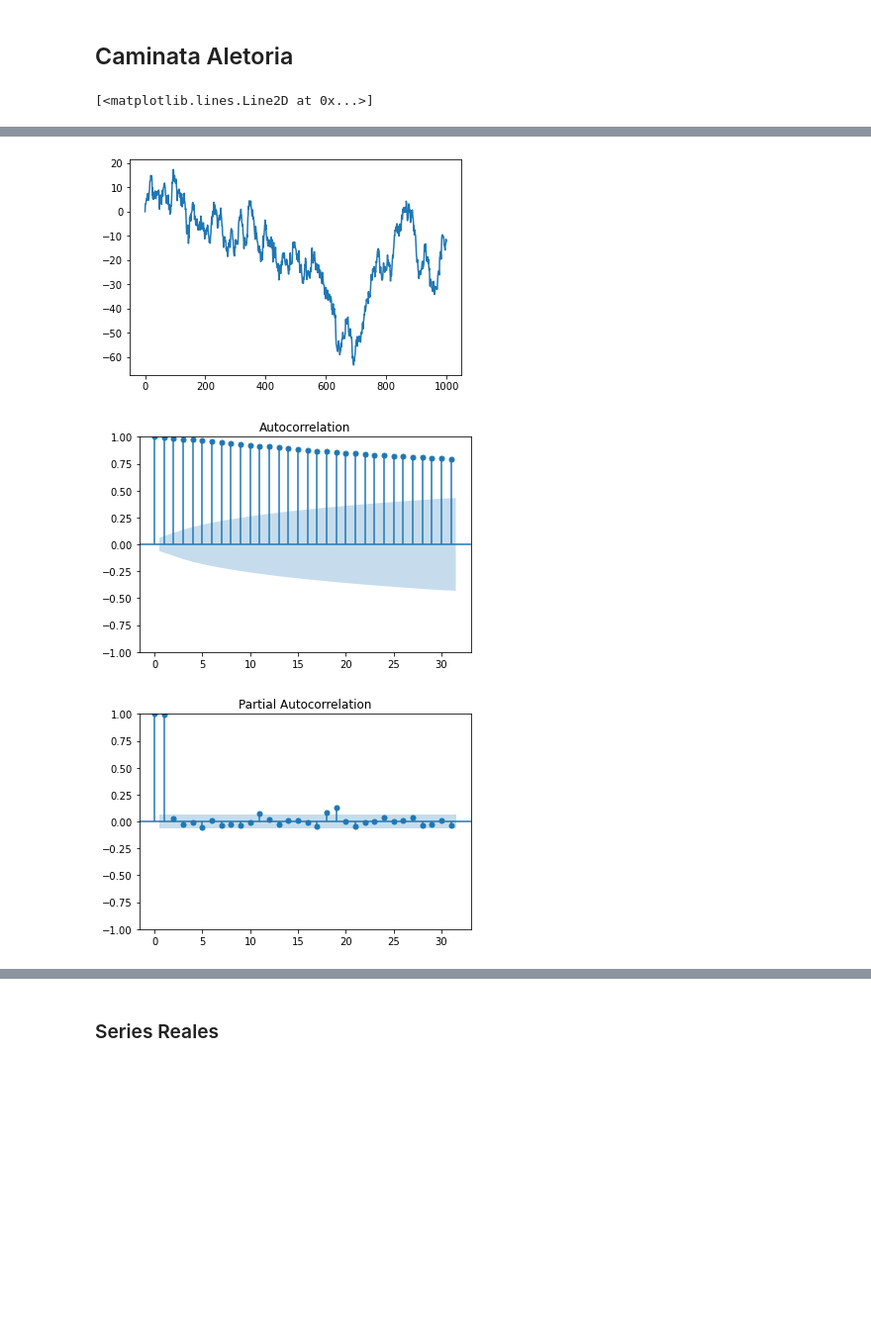
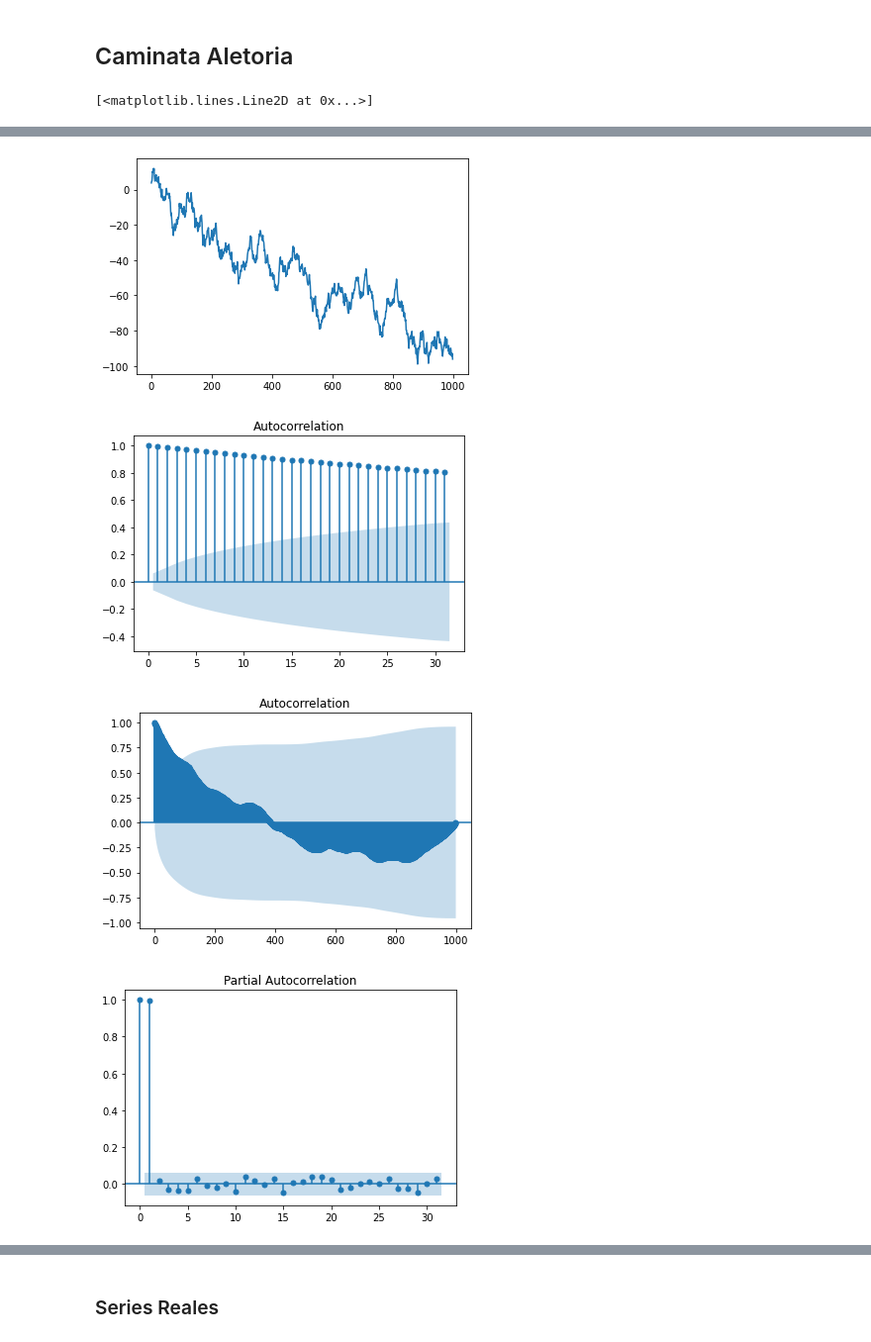
Before and after one commit to sacalderonv/TimeSeries, a Jupyter notebook: Series Univariadas/Python Jupyter/Identificación AR y MA puros usando ACF y PACF/IdentificacionMAyARPuros.ipynb, the cells around one changed output, grey strips where cells are left out. Shown at 99% size. Drawn from its saved outputs; the diff is of its cells as text; code cells hidden in the pictures; blank space fills up the shorter version.

```diff
--- a/Series Univariadas/Python Jupyter/Identificación AR y MA puros usando ACF y PACF/IdentificacionMAyARPuros.ipynb
+++ b/Series Univariadas/Python Jupyter/Identificación AR y MA puros usando ACF y PACF/IdentificacionMAyARPuros.ipynb
@@ -65,6 +85,8 @@ Xt=np.random.normal(0,sigma,size=T)
 St=np.cumsum(Xt)
 plt.plot(St)
 grafica_acf=plot_acf(St,lags=((len(St))**0.5),adjusted=False)
+grafica_acf=plot_acf(St,lags=999,adjusted=False)
 grafica_pacf=plot_pacf(St,lags=((len(St))**0.5))
+pacf(St)
 # %% [output]
 [<matplotlib.lines.Line2D at 0x...>]
@@ -71,3 +104,4 @@ grafica_pacf=plot_pacf(St,lags=((len(St))**0.5))
-[figure, old version]
+[figure, new version]
-[figure, old version]
+[figure, new version]
-[figure, old version]
+[figure, new version]
+[figure, added]
```
Also changed, not shown: parts of 6 cells of this notebook, 56 other files.
